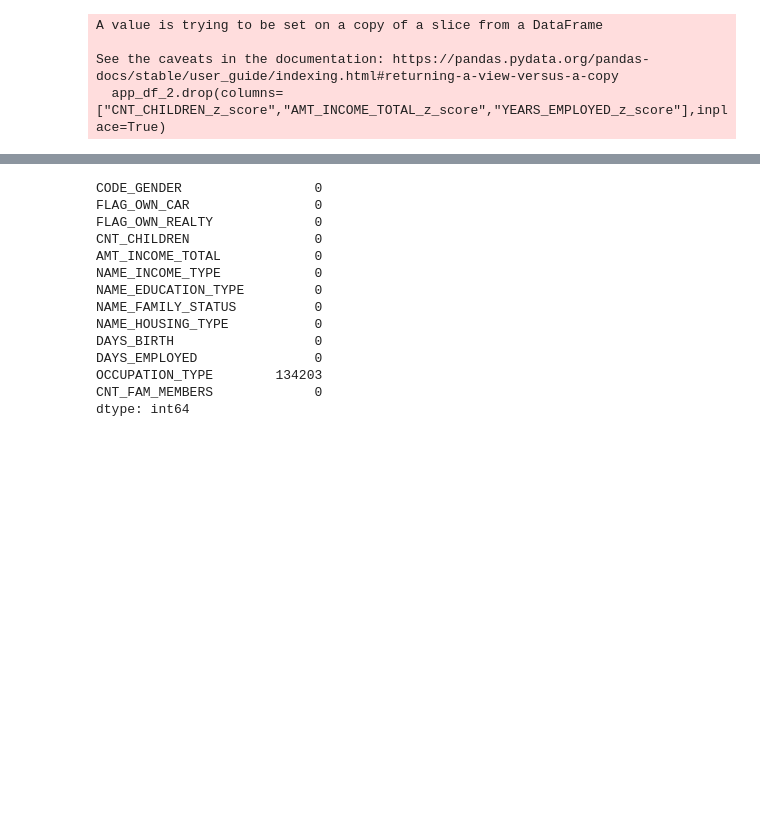
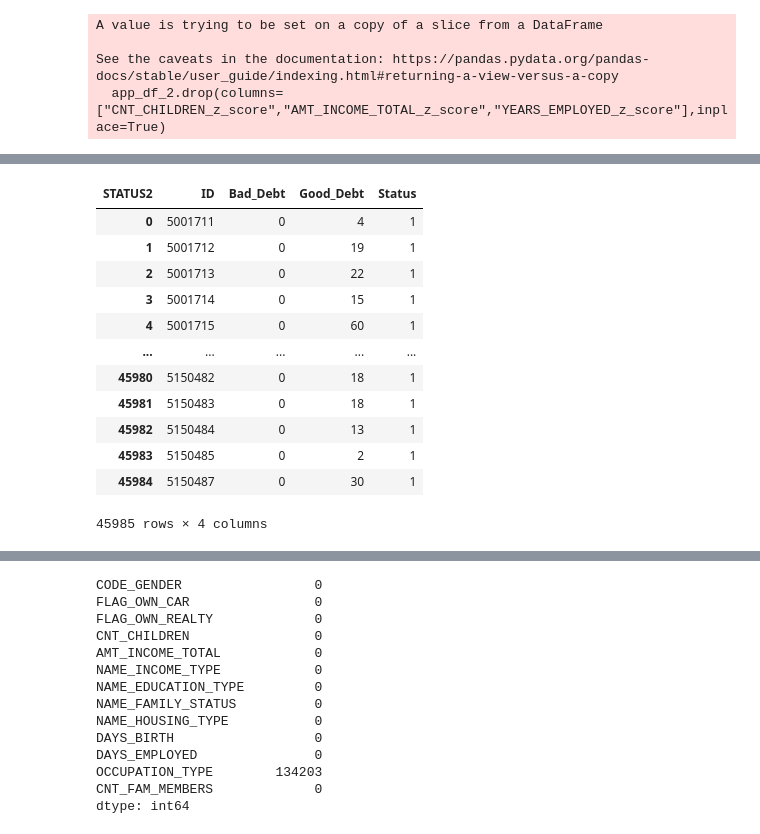
Before and after one commit to SenanayakeX/Data_Mining_Project, a Jupyter notebook: model/Model Building.ipynb, the cells around one changed output, grey strips where cells are left out. Drawn from its saved outputs; the diff is of its cells as text; code cells hidden in the pictures; blank space fills up the shorter version.

```diff
--- a/model/Model Building.ipynb
+++ b/model/Model Building.ipynb
@@ -310,0 +375,2 @@ credit_df = pd.read_csv(url, encoding='latin-1')
+# %%
+result_df = credit_df.value_counts(subset=['ID', 'STATUS2']).unstack(fill_value=0).reset_index()
@@ -310,0 +399,16 @@ credit_df = pd.read_csv(url, encoding='latin-1')
+# %%
+result_df
+# %% [output]
+| STATUS2 | ID | Bad_Debt | Good_Debt | Status |
+| 0 | 5001711 | 0 | 4 | 1 |
+| 1 | 5001712 | 0 | 19 | 1 |
+| 2 | 5001713 | 0 | 22 | 1 |
+| 3 | 5001714 | 0 | 15 | 1 |
+| 4 | 5001715 | 0 | 60 | 1 |
+| ... | ... | ... | ... | ... |
+| 45980 | 5150482 | 0 | 18 | 1 |
+| 45981 | 5150483 | 0 | 18 | 1 |
+| 45982 | 5150484 | 0 | 13 | 1 |
+| 45983 | 5150485 | 0 | 2 | 1 |
+| 45984 | 5150487 | 0 | 30 | 1 |
+45985 rows × 4 columns
```
Also changed, not shown: parts of 19 cells of this notebook.
